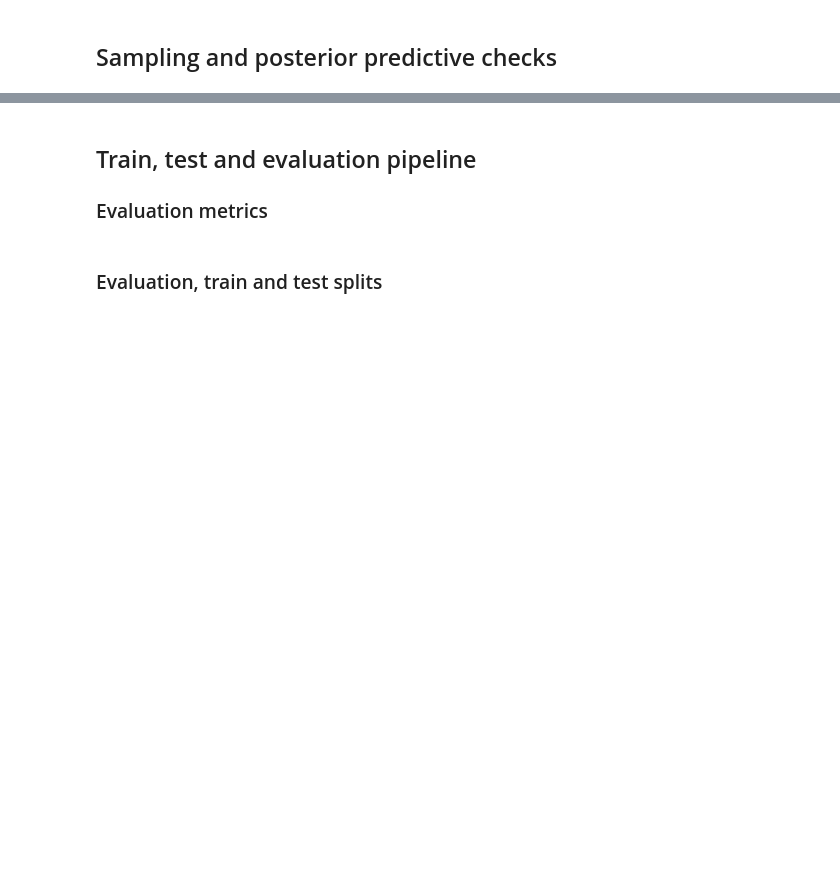
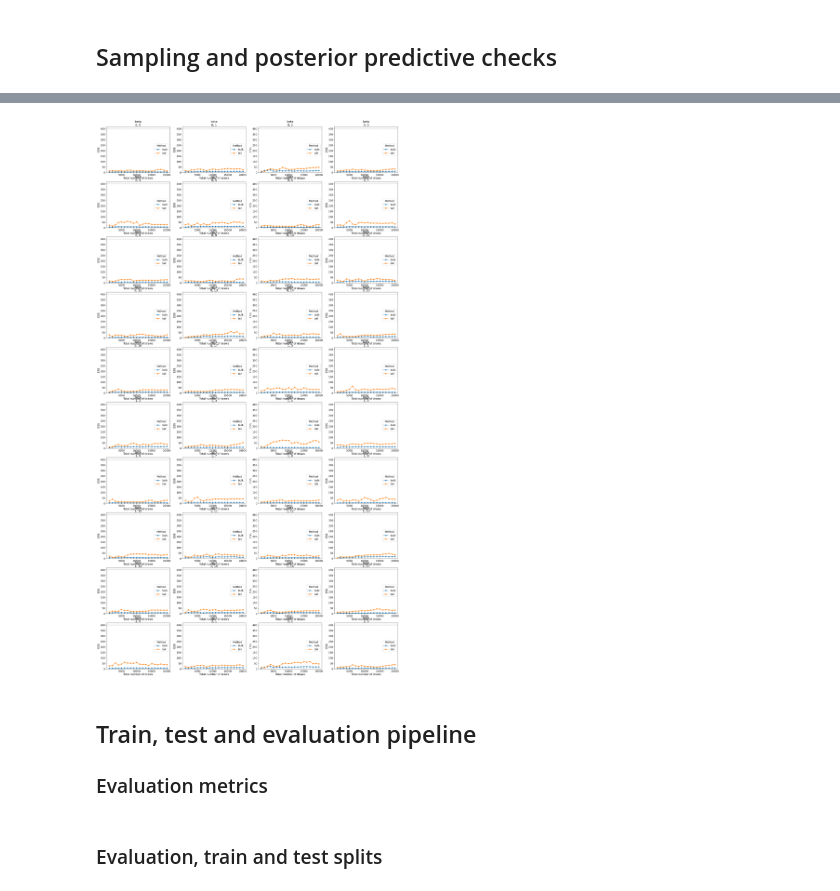
Before and after one commit to j-nystrom/biodiversity-impacts, a Jupyter notebook: notebooks/model_pipeline.ipynb, the cells around one changed output, grey strips where cells are left out. Saved outputs shown, nothing was run; the diff lists cells and outputs as text; code cells hidden in the pictures; blank space fills up the shorter version.

```diff
--- a/notebooks/model_pipeline.ipynb
+++ b/notebooks/model_pipeline.ipynb
@@ -673,6 +779,10 @@ fig, ax = plt.subplots()
 az.plot_ppc(posterior_samples, ax=ax)
 ax.axvline(y.mean(), ls="--", color="r", label="True mean")
 ax.legend(fontsize=10);
+# %%
+az.plot_ess(posterior_samples, kind="evolution", var_names=["beta"]);
+# %% [output]
+[figure, added]
 # %% [markdown]
 ## Train, test and evaluation pipeline
 
```
Also changed, not shown: parts of 16 cells of this notebook, 1 other file.
